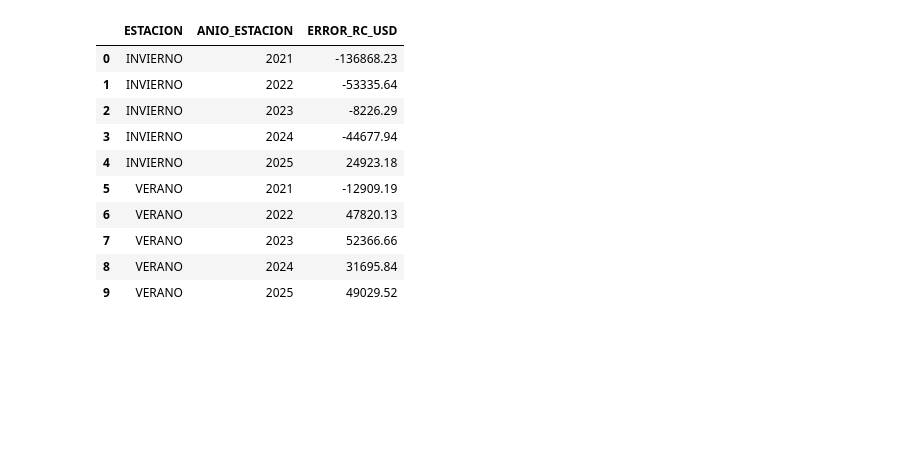
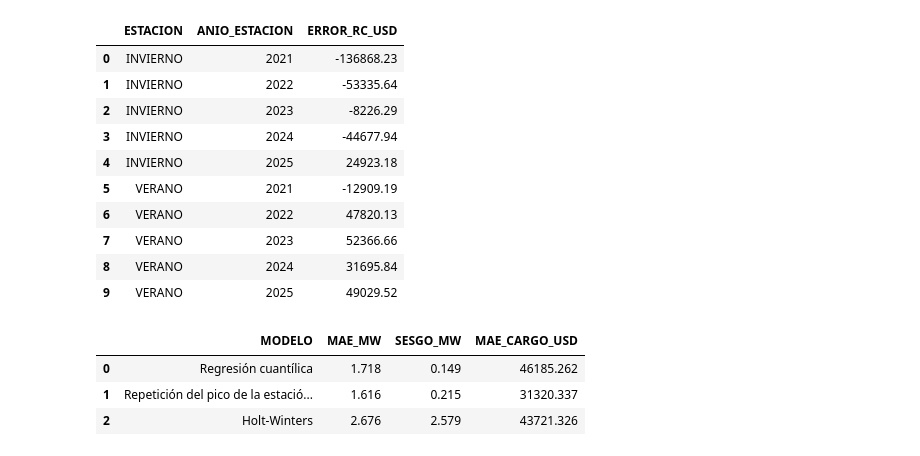
Before and after one commit to RamiF13/TFG, a Jupyter notebook: notebooks/14_metricas_evaluacion.ipynb, the cells around one changed output. Drawn from its saved outputs; the diff is of its cells as text; code cells hidden in the pictures; blank space fills up the shorter version.

```diff
--- a/notebooks/14_metricas_evaluacion.ipynb
+++ b/notebooks/14_metricas_evaluacion.ipynb
@@ -175,3 +175,14 @@ cargos[["ESTACION", "ANIO_ESTACION", "ERROR_RC_USD"]]
 | 7 | VERANO | 2023 | 52366.66 |
 | 8 | VERANO | 2024 | 31695.84 |
 | 9 | VERANO | 2025 | 49029.52 |
+# %%
+retrospectivo_original = pd.read_csv(ruta_retrospectivo)
+mensual_original = pd.read_csv(ruta_retrospectivo_mensual, parse_dates=["MES"])
+errores = errores_maximo(retrospectivo_original)
+cargos_nuevos = cargos_retrospectivos(mensual_original, serie, maximos)
+resumen_metricas(errores, cargos_nuevos).round(3)
+# %% [output]
+|  | MODELO | MAE_MW | SESGO_MW | MAE_CARGO_USD |
+| 0 | Regresión cuantílica | 1.718 | 0.149 | 46185.262 |
+| 1 | Repetición del pico de la estació... | 1.616 | 0.215 | 31320.337 |
+| 2 | Holt-Winters | 2.676 | 2.579 | 43721.326 |
```
